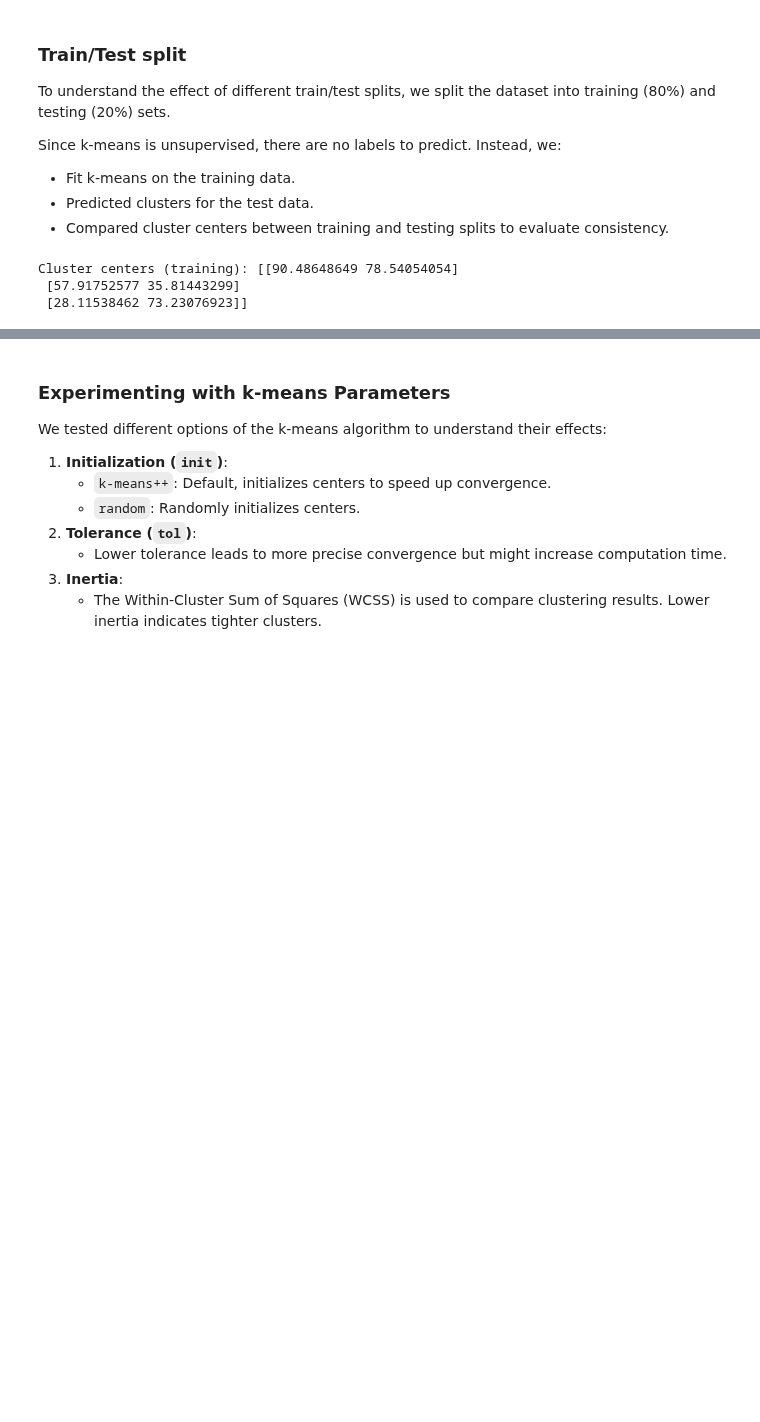
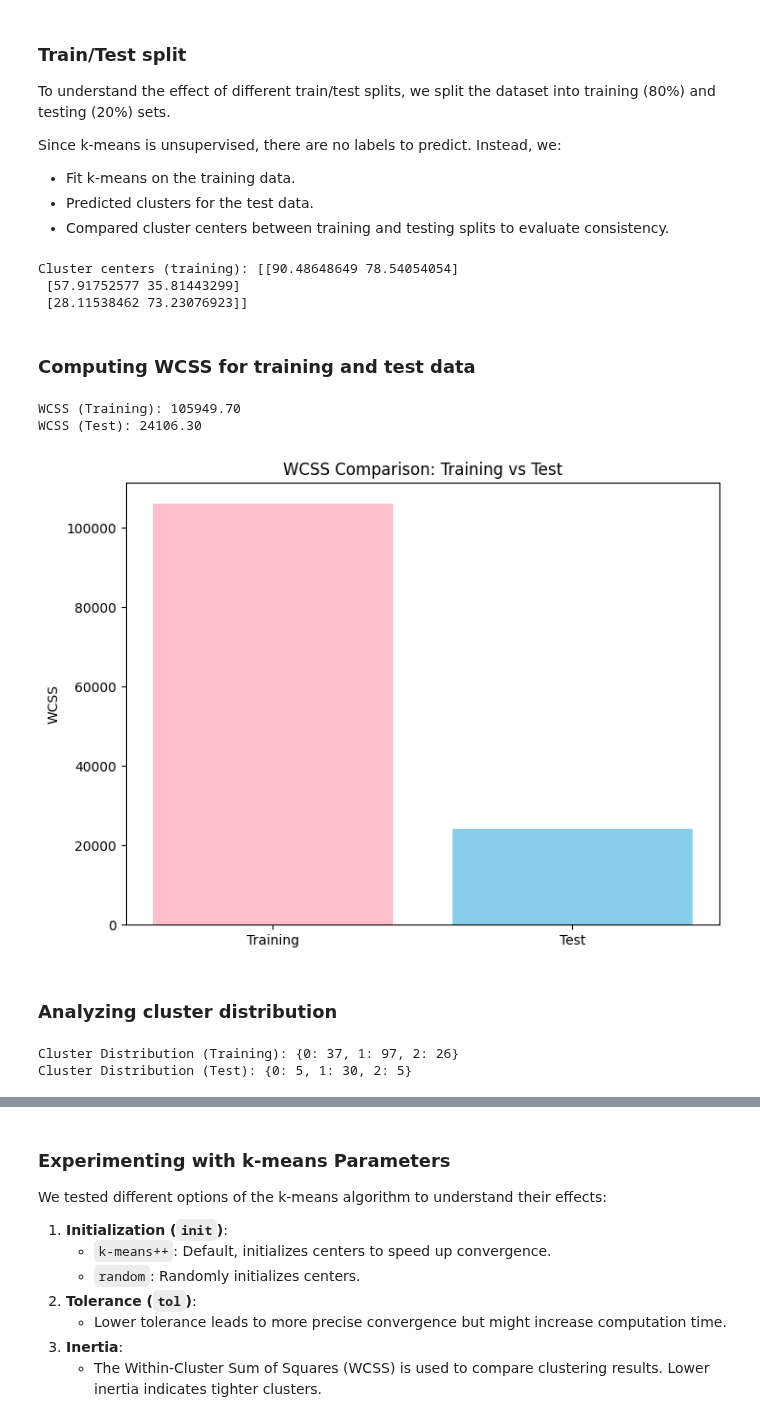
Before and after one commit to jemlau/PredictiveAnalyticsWithPython, a Jupyter notebook: Topic3/mallCustomerDataset.ipynb, the cells around one changed output, grey strips where cells are left out. Cells and saved outputs as stored; diff of their text form; code cells hidden in the pictures; blank space fills up the shorter version.

Commit message:
adding visualizations

```diff
--- a/Topic3/mallCustomerDataset.ipynb
+++ b/Topic3/mallCustomerDataset.ipynb
@@ -125,3 +125,48 @@ print("Cluster centers (training):", kmeans_train.cluster_centers_)
 Cluster centers (training): [[90.48648649 78.54054054]
  [57.91752577 35.81443299]
  [28.11538462 73.23076923]]
+# %% [markdown]
+### Computing WCSS for training and test data
+# %%
+def calculate_wcss(X, labels, centers):
+    wcss = 0
+    for i, center in enumerate(centers):
+        cluster_points = X[labels == i]
+        wcss += np.sum((cluster_points - center) ** 2)
+    return wcss
+
+train_wcss = calculate_wcss(X_train, train_labels, kmeans_train.cluster_centers_)
+test_wcss = calculate_wcss(X_test, test_labels, kmeans_train.cluster_centers_)
+
+print(f"WCSS (Training): {train_wcss:.2f}")
+print(f"WCSS (Test): {test_wcss:.2f}")
+# %% [output]
+WCSS (Training): 105949.70
+WCSS (Test): 24106.30
+# %%
+# Visualize WCSS Comparison (Training vs Test)
+wcss_values = [train_wcss, test_wcss]
+labels = ['Training', 'Test']
+
+plt.figure(figsize=(8, 6))
+plt.bar(labels, wcss_values, color=['pink', 'skyblue'])
+plt.title('WCSS Comparison: Training vs Test')
+plt.ylabel('WCSS')
+plt.show()
+# %% [output]
+[figure, added]
+# %% [markdown]
+### Analyzing cluster distribution
+# %%
+def cluster_distribution(labels):
+    unique, counts = np.unique(labels, return_counts=True)
+    return dict(zip(unique, counts))
+
+train_distribution = cluster_distribution(train_labels)
+test_distribution = cluster_distribution(test_labels)
+
+print("Cluster Distribution (Training):", train_distribution)
+print("Cluster Distribution (Test):", test_distribution)
+# %% [output]
+Cluster Distribution (Training): {0: 37, 1: 97, 2: 26}
+Cluster Distribution (Test): {0: 5, 1: 30, 2: 5}
```
Also changed, not shown: parts of 2 cells of this notebook.
